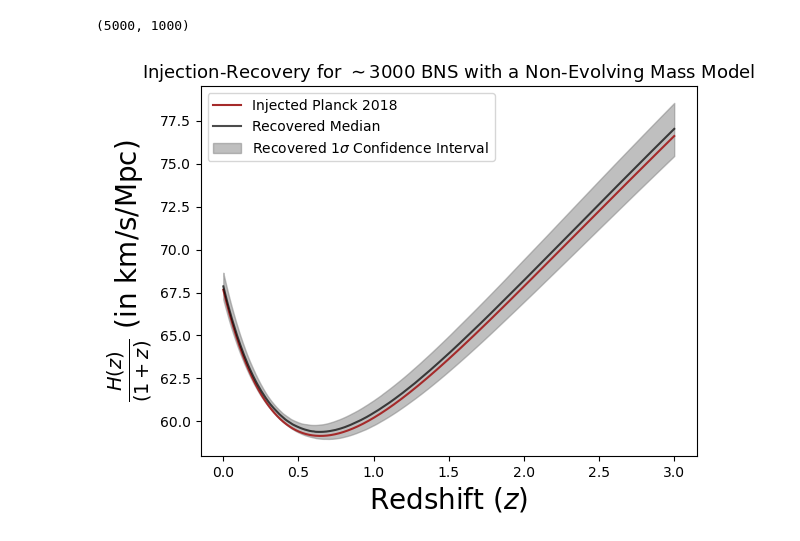
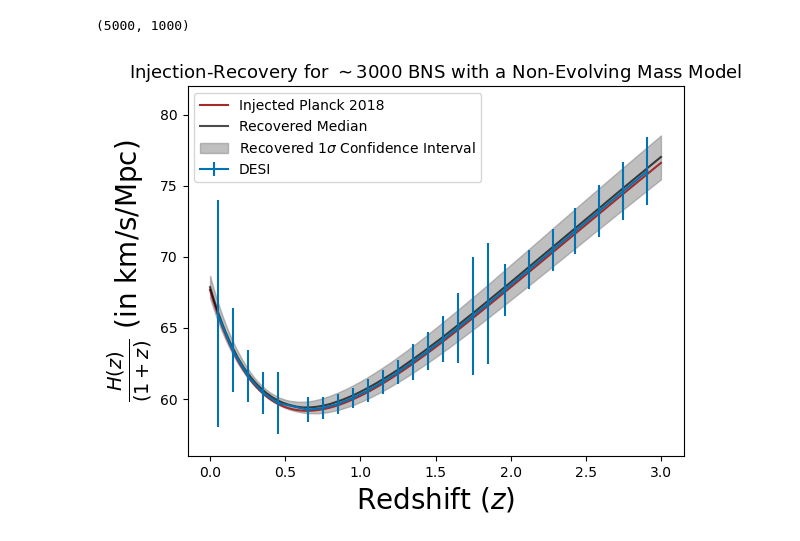
Before and after one commit to SoumendraRoy/RedevolBNS, a Jupyter notebook: Make_Plots/Cosmo_Plots.ipynb, the cells around one changed output. Saved outputs shown, nothing was run; the diff lists cells and outputs as text; code cells hidden in the pictures.

Commit message:
DESI errorbar added

```diff
--- a/Make_Plots/Cosmo_Plots.ipynb
+++ b/Make_Plots/Cosmo_Plots.ipynb
@@ -282,19 +282,45 @@ Hz = Hz.T
 Hz.shape
 # %% [output]
 (5000, 1000)
-# %%
-Hzd1pz = Hz/(1+z_plot[:,None])
-Hzd1pzlq = np.quantile(Hzd1pz, 0.16, axis=1)
-Hzd1pzhq = np.quantile(Hzd1pz, 0.84, axis=1)
-Hzd1pzmed = np.median(Hzd1pz, axis=1)
-
-plt.plot(z_plot, 100*Planck18.h*(Planck18.Om0*(1+z_plot)**3+(1-Planck18.Om0))**0.5/(1+z_plot), color='brown', label='Injected Planck 2018')
-plt.plot(z_plot, Hzd1pzmed, color='k', alpha=0.7, label='Recovered Median')
-plt.fill_between(z_plot, Hzd1pzlq, Hzd1pzhq, color='grey', alpha=0.5, label=r'Recovered $1\sigma$ Confidence Interval')
-plt.legend()
-plt.title(r'Injection-Recovery for $\sim3000$ BNS with a Non-Evolving Mass Model', fontsize=13)
-plt.xlabel(r'Redshift ($z$)', fontsize=20)
-plt.ylabel(r'$\frac{H(z)}{(1+z)}$ (in km/s/Mpc)', fontsize=20)
-plt.savefig('Plots/Fig3_Hzdiv1pz.pdf', bbox_inches='tight')
-# %% [output]
-[figure, removed]
+# %%
+z_desi0 = np.array([0.05,0.15,0.25,0.35,0.45])
+dHzHz_desi0 = np.array([12.1,4.66,2.97,2.44,3.69])
+
+z_desi1 = np.array([0.65,0.75,0.85,0.95,1.05,1.15,1.25,1.35,1.45,1.55,1.65,1.75,1.85])
+dHzHz_desi1 = np.array([1.50,1.27,1.22,1.22,1.37,1.39,1.39,2.02,2.13,2.52,3.8,6.3,6.39])
+
+z_desi2 = np.array([1.96,2.12,2.28,2.43,2.59,2.75,2.91,3.07,3.23,3.39,3.55])
+dHzHz_desi2 = np.array([2.74,1.99,2.11,2.26,2.47,2.76,3.18,3.70,4.57,6.19,8.89])
+
+z_Lya = np.array([2.3])
+dHzHz_Lya = np.array([0.31/9.07])
+
+y_desi = np.concatenate((Planck18.H(z_desi0).value/(1+z_desi0),
+                        Planck18.H(z_desi1).value/(1+z_desi1), Planck18.H(z_desi2).value/(1+z_desi2)))
+z_desi = np.concatenate((z_desi0, z_desi1, z_desi2))
+yerr_desi = np.concatenate((dHzHz_desi0, dHzHz_desi1, dHzHz_desi2))*y_desi/100
+
+mask = z_desi<3
+z_desi = z_desi[mask]
+y_desi = y_desi[mask]
+yerr_desi = yerr_desi[mask]
+# %%
+Hzd1pz = Hz/(1+z_plot[:,None])
+Hzd1pzlq = np.quantile(Hzd1pz, 0.16, axis=1)
+Hzd1pzhq = np.quantile(Hzd1pz, 0.84, axis=1)
+Hzd1pzmed = np.median(Hzd1pz, axis=1)
+
+plt.plot(z_plot, 100*Planck18.h*(Planck18.Om0*(1+z_plot)**3+(1-Planck18.Om0))**0.5/(1+z_plot), color='brown', label='Injected Planck 2018')
+plt.plot(z_plot, Hzd1pzmed, color='k', alpha=0.7, label='Recovered Median')
+plt.fill_between(z_plot, Hzd1pzlq, Hzd1pzhq, color='grey', alpha=0.5, label=r'Recovered $1\sigma$ Confidence Interval')
+
+plt.errorbar(z_desi, y_desi, yerr=yerr_desi, label='DESI')
+
+plt.legend(loc="upper left")
+plt.title(r'Injection-Recovery for $\sim3000$ BNS with a Non-Evolving Mass Model', fontsize=13)
+plt.xlabel(r'Redshift ($z$)', fontsize=20)
+plt.ylabel(r'$\frac{H(z)}{(1+z)}$ (in km/s/Mpc)', fontsize=20)
+plt.ylim(56, 82)
+plt.savefig('Plots/Fig3_Hzdiv1pz.pdf', bbox_inches='tight');
+# %% [output]
+[figure, added]
```
Also changed, not shown: 4 other files.
